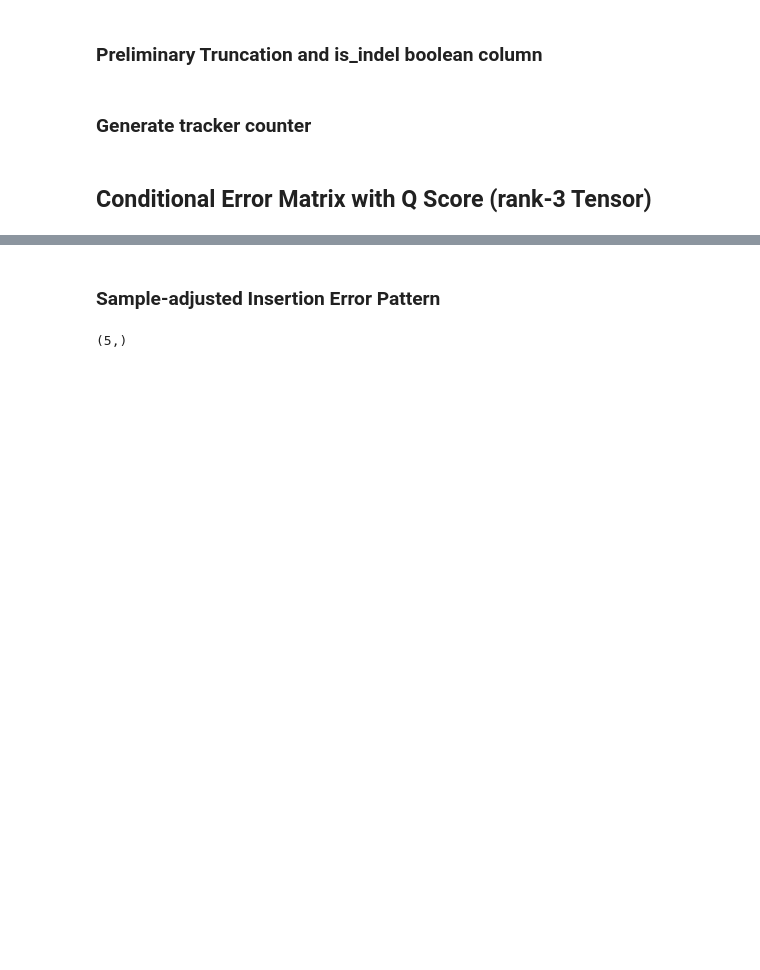
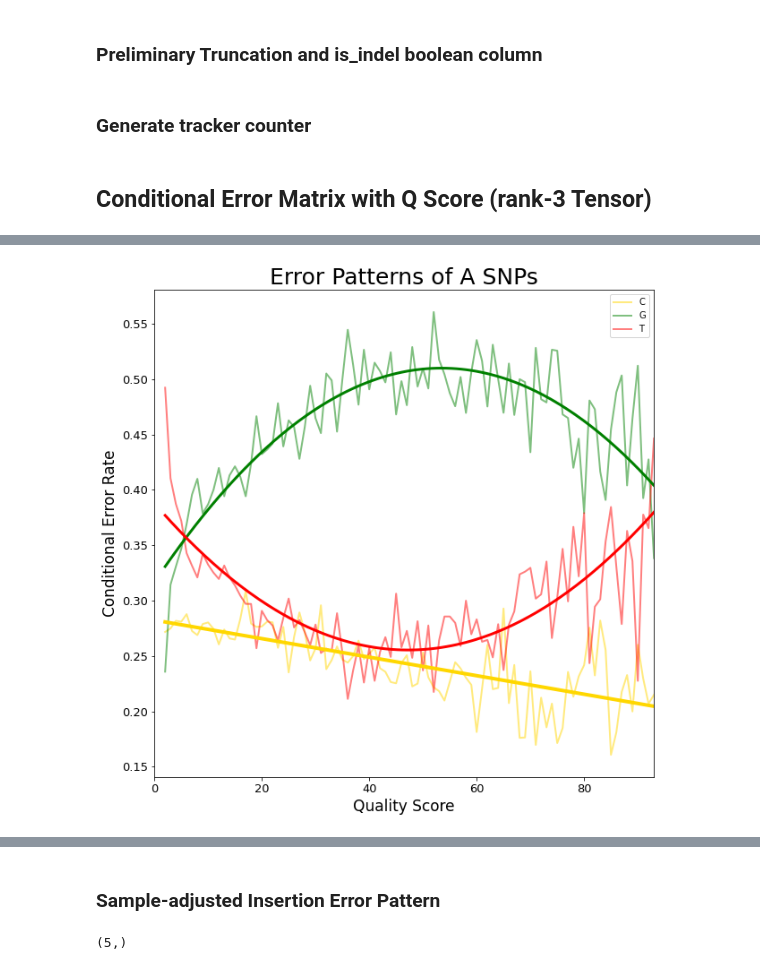
Before and after one commit to Davidebear/mutalib, a Jupyter notebook: tracking.ipynb, the cells around one changed output, grey strips where cells are left out. Cells and saved outputs as stored; diff of their text form; code cells hidden in the pictures; blank space fills up the shorter version.

```diff
--- a/tracking.ipynb
+++ b/tracking.ipynb
@@ -1041,0 +1055,16 @@ Text(0.5, 1.0, 'Error Patterns of Insertions')
+# %%
+import pandas as pd
+ax, a, b, c, d = plot_nuc_cem(SC, 'A', is_snip=True, colors=['gold', 'green', 'red', 'red'])
+ax.set_title('Error Patterns of A SNPs', fontsize=25)
+ax.set_xlim([0, 93])
+# for z in [a,b,c,d]:
+#     plt.plot([i for i in np.arange(94)], pd.DataFrame(z).rolling(window=15).mean())
+
+import seaborn as sns
+sns.regplot(x=x, y=a, order=1, scatter=None, ci=None, line_kws={'linewidth':4}, color='gold')
+sns.regplot(x=[i for i in np.arange(94)], y=b, order=2, scatter=None, ci=None, line_kws={'linewidth':3}, color='green')
+sns.regplot(x=[i for i in np.arange(94)], y=c, order=2, scatter=None, ci=None, line_kws={'linewidth':3}, color='red')
+
+plt.savefig('plot_errorpats_A.png', dpi=300)
+# %% [output]
+[figure, added]
```
Also changed, not shown: parts of 8 cells of this notebook, 4 other files.
